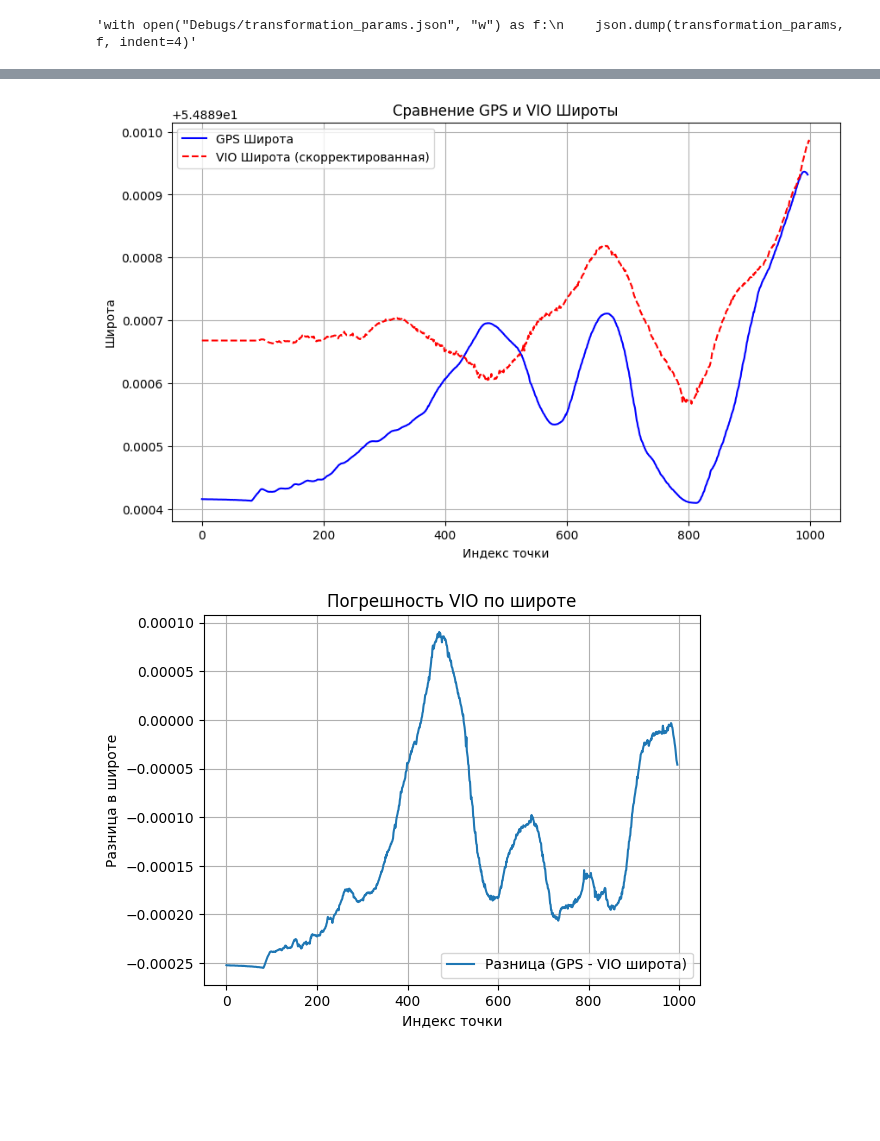
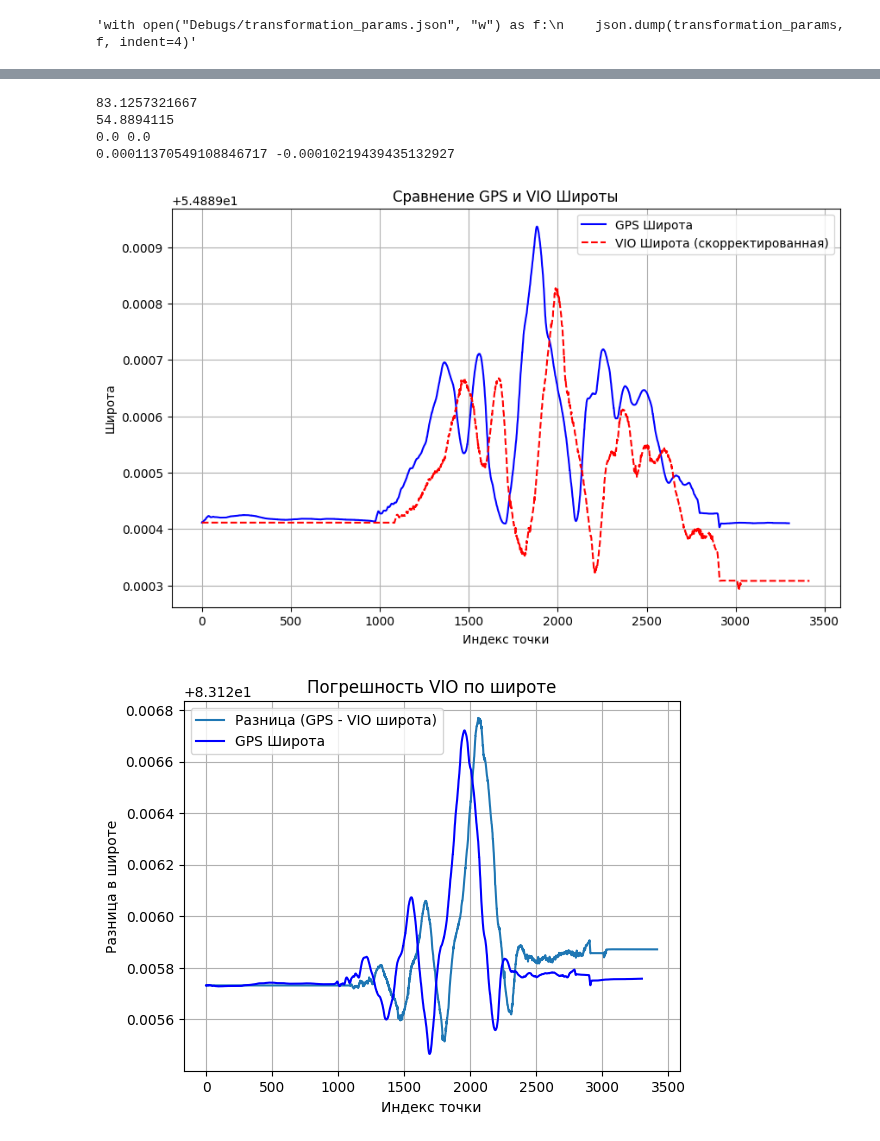
Before and after one commit to Razvald/helicopter, a Jupyter notebook: Calibrate/plot_graphs.ipynb, the cells around one changed output, grey strips where cells are left out. Drawn from its saved outputs; the diff is of its cells as text; code cells hidden in the pictures; blank space fills up the shorter version.

```diff
--- a/Calibrate/plot_graphs.ipynb
+++ b/Calibrate/plot_graphs.ipynb
@@ -13,8 +13,8 @@ from vio_ort import VIO
 # Задаём параметры: директория с данными, диапазон файлов и инициализацию VIO
 set_dir = '2024_12_15_15_31_8_num_3'
 json_files = sorted([f for f in os.listdir(set_dir) if f.endswith('.json')])
-start = 1000
-count_json = 1000
+start = 0
+count_json = len(json_files)
 
 # Инициализация VIO (передаём начальные координаты)
 odometry = VIO(lat0=54.889668, lon0=83.1258973333, alt0=0)
@@ -172,7 +172,17 @@ plt.show()
+# %%
+print(transformed_lon[0])
+print(transformed_lat[0])
+print(transformed_lon[0] - gps_lon[0], transformed_lat[0] - gps_lat[0])
+print(transformed_lon[-1] - gps_lon[-1], transformed_lat[-1] - gps_lat[-1])
+# %% [output]
+83.1257321667
+54.8894115
+0.0 0.0
+0.00011370549108846717 -0.00010219439435132927
 # %%
 plt.figure(figsize=(10, 6))
 plt.plot(gps_lat, label="GPS Широта", color="blue")
-plt.plot(vio_lat, label="VIO Широта (скорректированная)", color="red", linestyle="--")
+plt.plot(transformed_lat, label="VIO Широта (скорректированная)", color="red", linestyle="--")
 plt.xlabel("Индекс точки")
 plt.ylabel("Широта")
 plt.legend()
@@ -180,15 +190,15 @@ plt.title("Сравнение GPS и VIO Широты")
 plt.grid()
 plt.show()
 # %% [output]
-[figure, old version]
+[figure, new version]
 # %%
-delta_lat = [gps_lat[i] - vio_lat[i] for i in range(len(gps_lat))]
-plt.plot(delta_lat, label="Разница (GPS - VIO широта)")
+plt.plot(transformed_lon, label="Разница (GPS - VIO широта)")
+plt.plot(gps_lon, label="GPS Широта", color="blue")
 plt.xlabel("Индекс точки")
 plt.ylabel("Разница в широте")
 plt.legend()
 plt.title("Погрешность VIO по широте")
 plt.grid()
 plt.show()
 # %% [output]
-[figure, old version]
+[figure, new version]
```
Also changed, not shown: parts of 8 cells of this notebook, 9 other files.
